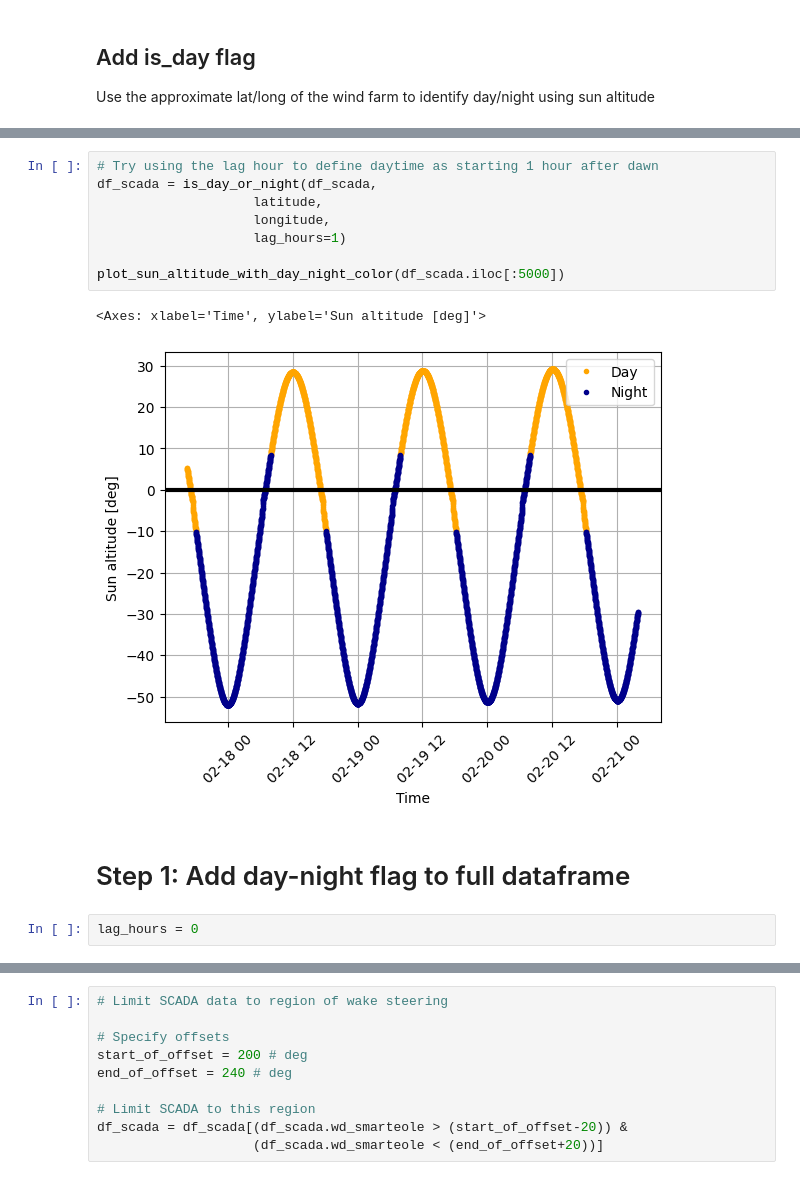
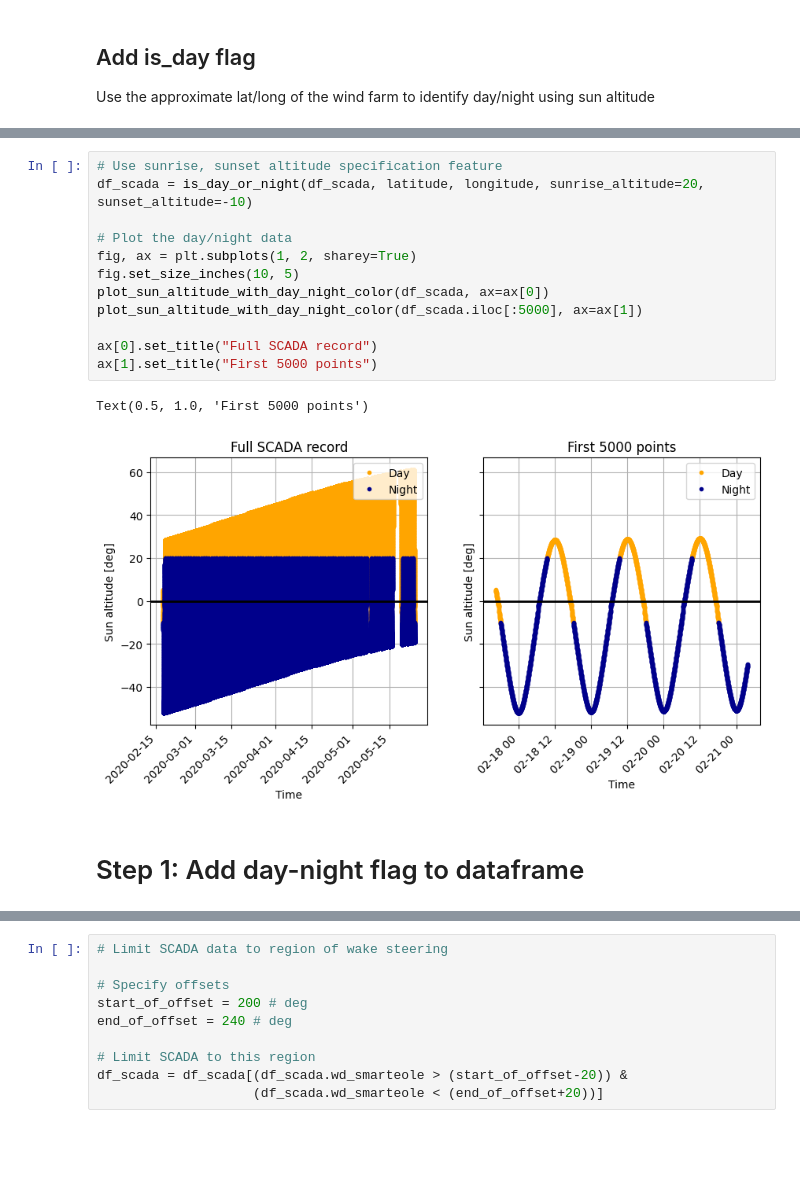
Before and after one commit to NREL/flasc, a Jupyter notebook: examples_smarteole/08_emgauss_tuning_day_night.ipynb, the cells around one changed output, grey strips where cells are left out. Drawn from its saved outputs; the diff is of its cells as text; blank space fills up the shorter version.

```diff
--- a/examples_smarteole/08_emgauss_tuning_day_night.ipynb
+++ b/examples_smarteole/08_emgauss_tuning_day_night.ipynb
@@ -73,15 +81,17 @@ In this example set day as 1 hour after sunrse, and night as 1 hour after sunset
-# %%
-# Try using the lag hour to define daytime as starting 1 hour after dawn
-df_scada = is_day_or_night(df_scada,
-                    latitude,
-                    longitude,
-                    lag_hours=1)
-
-plot_sun_altitude_with_day_night_color(df_scada.iloc[:5000])
-# %% [output]
-<Axes: xlabel='Time', ylabel='Sun altitude [deg]'>
-[figure, removed]
+# %%
+# Use sunrise, sunset altitude specification feature
+df_scada = is_day_or_night(df_scada, latitude, longitude, sunrise_altitude=20, sunset_altitude=-10)
+
+# Plot the day/night data
+fig, ax = plt.subplots(1, 2, sharey=True)
+fig.set_size_inches(10, 5)
+plot_sun_altitude_with_day_night_color(df_scada, ax=ax[0])
+plot_sun_altitude_with_day_night_color(df_scada.iloc[:5000], ax=ax[1])
+
+ax[0].set_title("Full SCADA record")
+ax[1].set_title("First 5000 points")
+# %% [output]
+Text(0.5, 1.0, 'First 5000 points')
+[figure, added]
 # %% [markdown]
-# Step 1: Add day-night flag to full dataframe
+# Step 1: Add day-night flag to dataframe
-# %%
-lag_hours = 0
```
Also changed, not shown: parts of 9 cells of this notebook, 1 other file.
